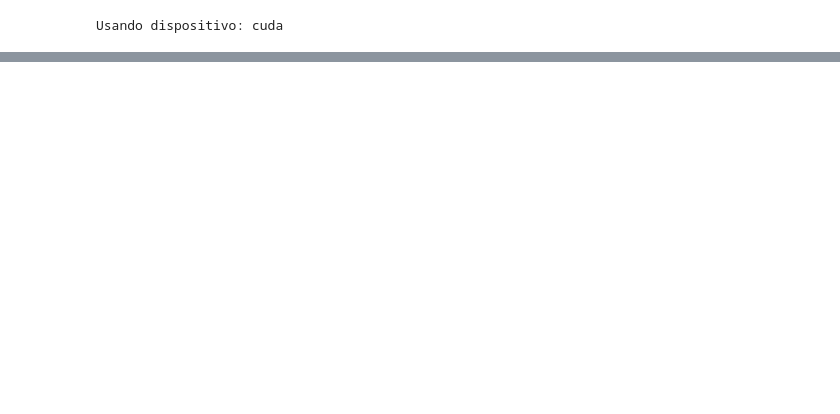
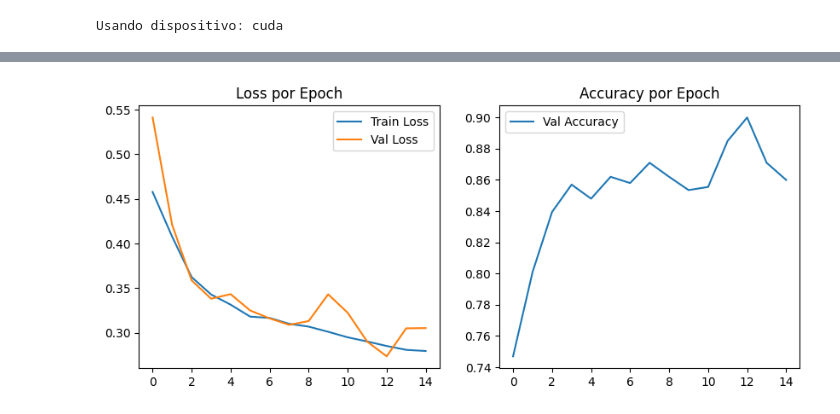
Before and after one commit to Nachosanchezz/Melanoma1, a Jupyter notebook: notebooks/cnn.ipynb, the cells around one changed output, grey strips where cells are left out. Drawn from its saved outputs; the diff is of its cells as text; code cells hidden in the pictures; blank space fills up the shorter version.

```diff
--- a/notebooks/cnn.ipynb
+++ b/notebooks/cnn.ipynb
@@ -46,7 +46,7 @@ CLASSES = 2
 BATCH   = 32
 ROWS = COLS = 224
 INPUT_CH = 3
-EPOCHS  = 20
+EPOCHS  = 15
 TEST_MAX_SAMPLES = 2000
 SEED    = 42
 
@@ -101,6 +60,10 @@ Clases detectadas: ['Benign', 'Malignant']
 # %%
 import torch
 import torch.nn as nn
+import numpy as np
+import matplotlib.pyplot as plt
+
+learning_rate = 0.001
 
 class ConvBNReLU(nn.Sequential):
     def __init__(self, in_ch, out_ch, k=3, s=1, p=1):
@@ -182,14 +145,66 @@ class CompactCNN(nn.Module):
         x = self.classifier(x)
         return x  # (N, CLASSES)
 
-# Instanciar y preparar optimizador/criterio (CrossEntropy para 2 clases)
-model = CompactCNN(in_ch=INPUT_CH, num_classes=CLASSES).to(DEVICE)
+# --- Modelo, pérdida y optimizador ---
+model = CompactCNN().to(DEVICE)
 criterion = nn.CrossEntropyLoss()
-optimizer = torch.optim.Adam(model.parameters(), lr=1e-3)
+optimizer = optim.Adam(model.parameters(), lr=learning_rate)
 
-# Utilidad: nº de parámetros
-def count_params(m):
-    return sum(p.numel() for p in m.parameters() if p.requires_grad)
-print(model)
-print(f"Parámetros entrenables: {count_params(model):,}")
+# --- Entrenamiento ---
+train_losses, val_losses, val_accuracies = [], [], []
+
+for epoch in range(EPOCHS):
+    model.train()
+    running_loss = 0.0
+    for images, labels in train_loader:
+        images, labels = images.to(DEVICE), labels.to(DEVICE)
+        optimizer.zero_grad()
+        outputs = model(images)
+        loss = criterion(outputs, labels)
+        loss.backward()
+        optimizer.step()
+        running_loss += loss.item() * images.size(0)
+    train_loss = running_loss / len(train_loader.dataset)
+    train_losses.append(train_loss)
+
+    # Validación
+    model.eval()
+    val_loss = 0.0
+    correct = 0
+    with torch.no_grad():
+        for images, labels in test_loader:
+            images, labels = images.to(DEVICE), labels.to(DEVICE)
+            outputs = model(images)
+            loss = criterion(outputs, labels)
+            val_loss += loss.item() * images.size(0)
+            correct += (outputs.argmax(1) == labels).sum().item()
+    val_loss /= len(test_loader.dataset)
+    val_acc = correct / len(test_loader.dataset)
+    val_losses.append(val_loss)
+    val_accuracies.append(val_acc)
+
+    print(f"Epoch {epoch+1}/{EPOCHS} | "
+          f"Train Loss: {train_loss:.4f} | "
+          f"Val Loss: {val_loss:.4f} | "
+          f"Val Acc: {val_acc:.4f}")
+
+# --- Guardar métricas ---
+torch.save({
+    'train_losses': train_losses,
+    'val_losses': val_losses,
+    'val_accuracies': val_accuracies,
+    'model_state': model.state_dict()
+}, 'training_metrics_gpu.pth')  # cambiado a gpu
+
+# --- Graficar ---
+plt.figure(figsize=(10,4))
+plt.subplot(1,2,1)
+plt.plot(train_losses, label='Train Loss')
+plt.plot(val_losses, label='Val Loss')
+plt.legend(); plt.title('Loss por Epoch')
+
+plt.subplot(1,2,2)
+plt.plot(val_accuracies, label='Val Accuracy')
+plt.legend(); plt.title('Accuracy por Epoch')
+plt.show()
 # %% [output]
@@ -212,0 +226 @@ Parámetros entrenables: 451,938
+[figure, added]
```
Also changed, not shown: parts of 12 cells of this notebook, 1 other file.
